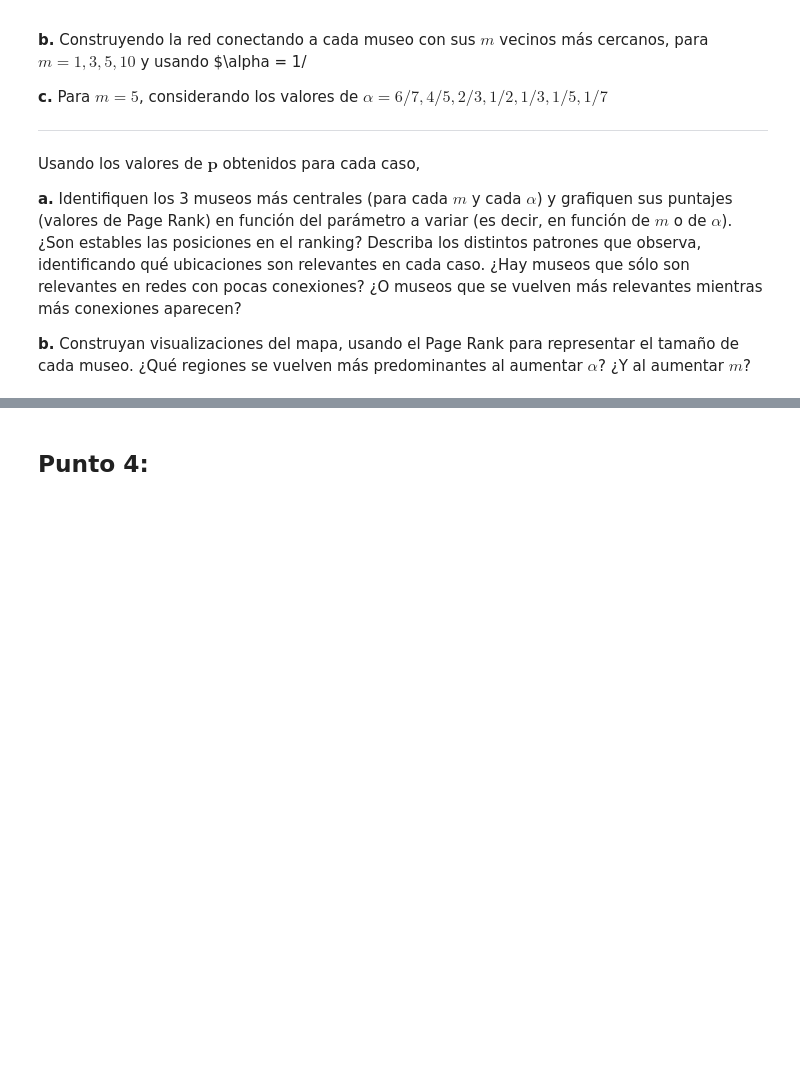
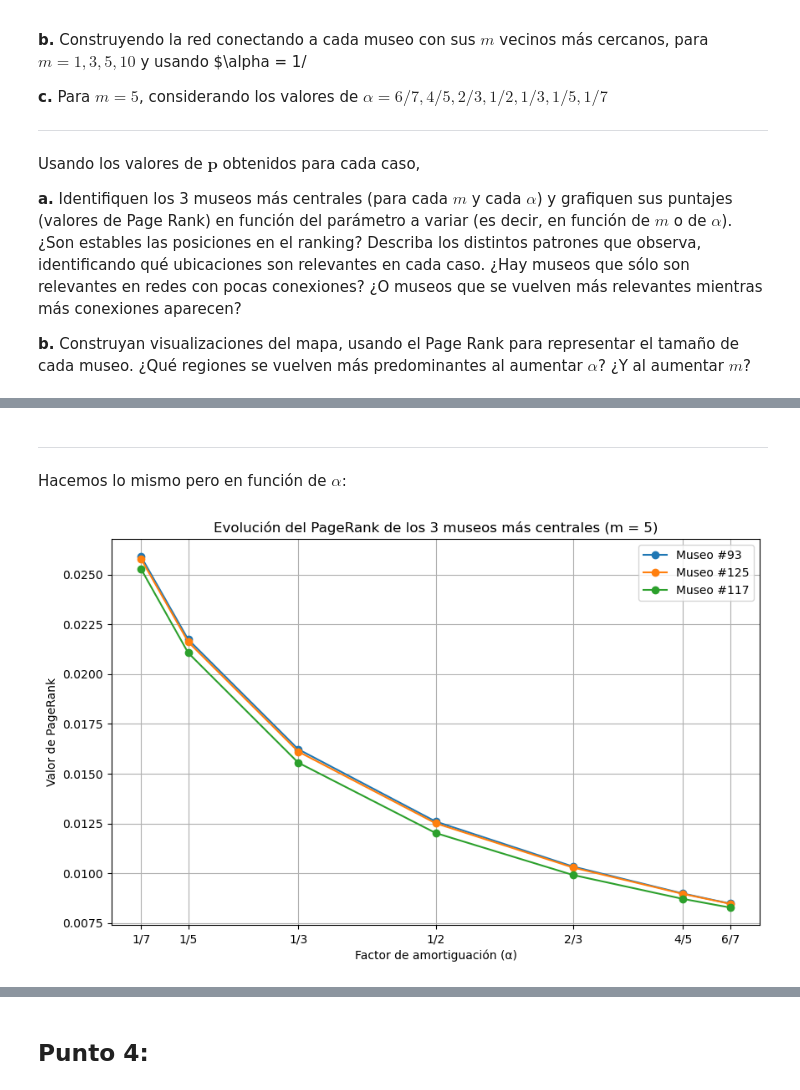
Before and after one commit to JuanmaMoreira/ALC2025-1c-TP1, a Jupyter notebook: TP1_template.ipynb, the cells around one changed output, grey strips where cells are left out. Cells and saved outputs as stored; diff of their text form; code cells hidden in the pictures; blank space fills up the shorter version.

```diff
--- a/TP1_template.ipynb
+++ b/TP1_template.ipynb
@@ -467,0 +326,31 @@ A medida que $m$ aumenta, la red se vuelve más densa y ganan aún más protagon
+# %% [markdown]
+---
+# %% [markdown]
+Hacemos lo mismo pero en función de $\alpha$:
+# %%
+# Inicializamos un diccionario vacío para guardar la evolución de cada museo
+evolucion_p_alfa = {idx: [] for idx in top_idx}
+
+# Recorremos cada valor de m
+for m in valores_alfa:
+    p = pageranks_alfa[m]
+    for idx in top_idx:
+        evolucion_p_alfa[idx].append(p[idx])  # Guardamos el PageRank correspondiente
+
+plt.figure(figsize=(10, 6))
+
+for idx in top_idx:
+    plt.plot(valores_alfa, evolucion_p_alfa[idx], marker='o', label=f"Museo #{idx}")
+
+# Vector de etiquetas
+labels_alfa = ["6/7", "4/5", "2/3", "1/2", "1/3", "1/5", "1/7"]
+plt.xticks(valores_alfa, labels_alfa)
+
+plt.xlabel("Factor de amortiguación (α)")
+plt.ylabel("Valor de PageRank")
+plt.title("Evolución del PageRank de los 3 museos más centrales (m = 5)")
+plt.grid(True)
+plt.legend()
+plt.show()
+# %% [output]
+[figure, added]
```
Also changed, not shown: parts of 45 cells of this notebook, 1 other file.
